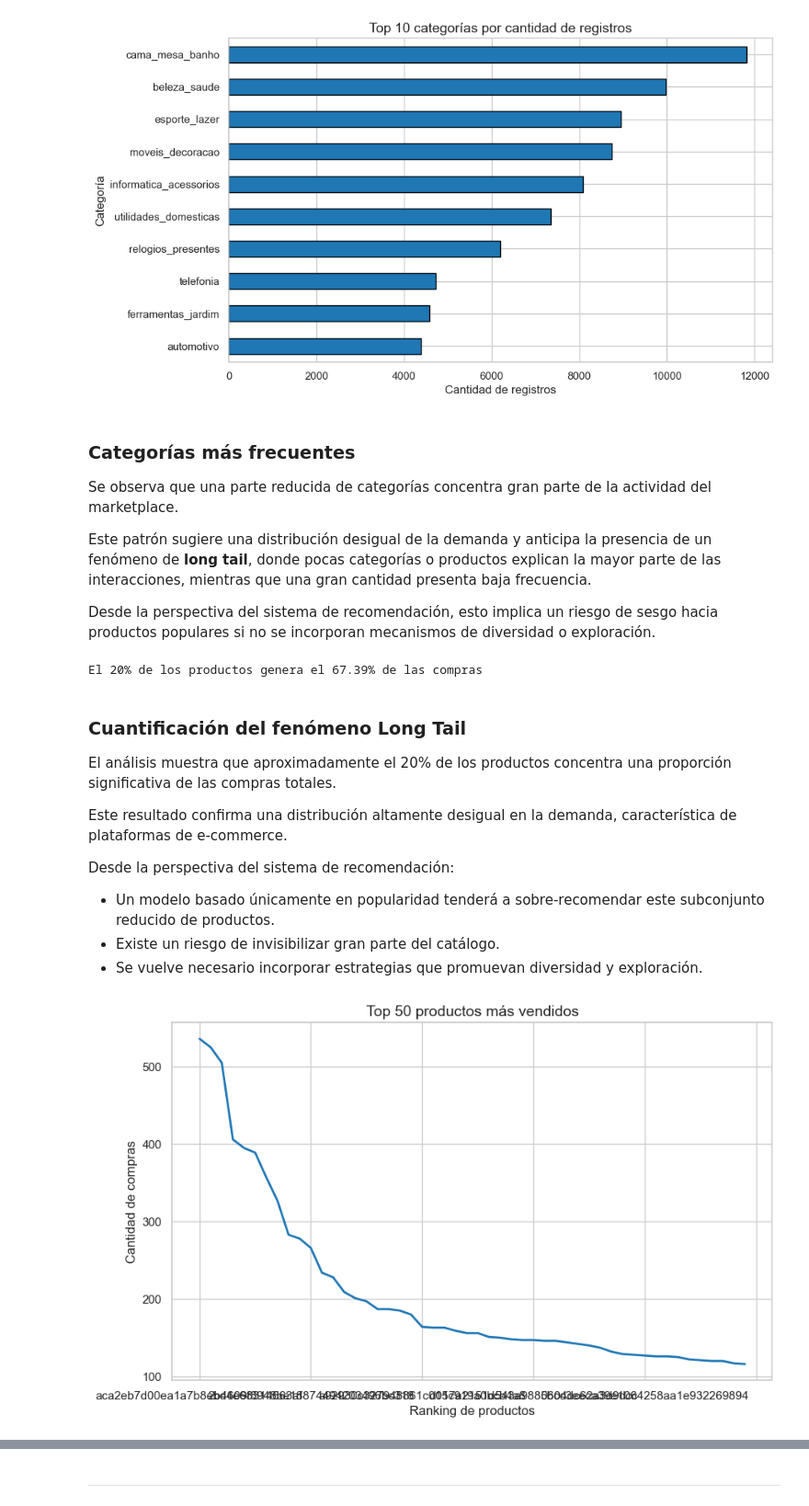
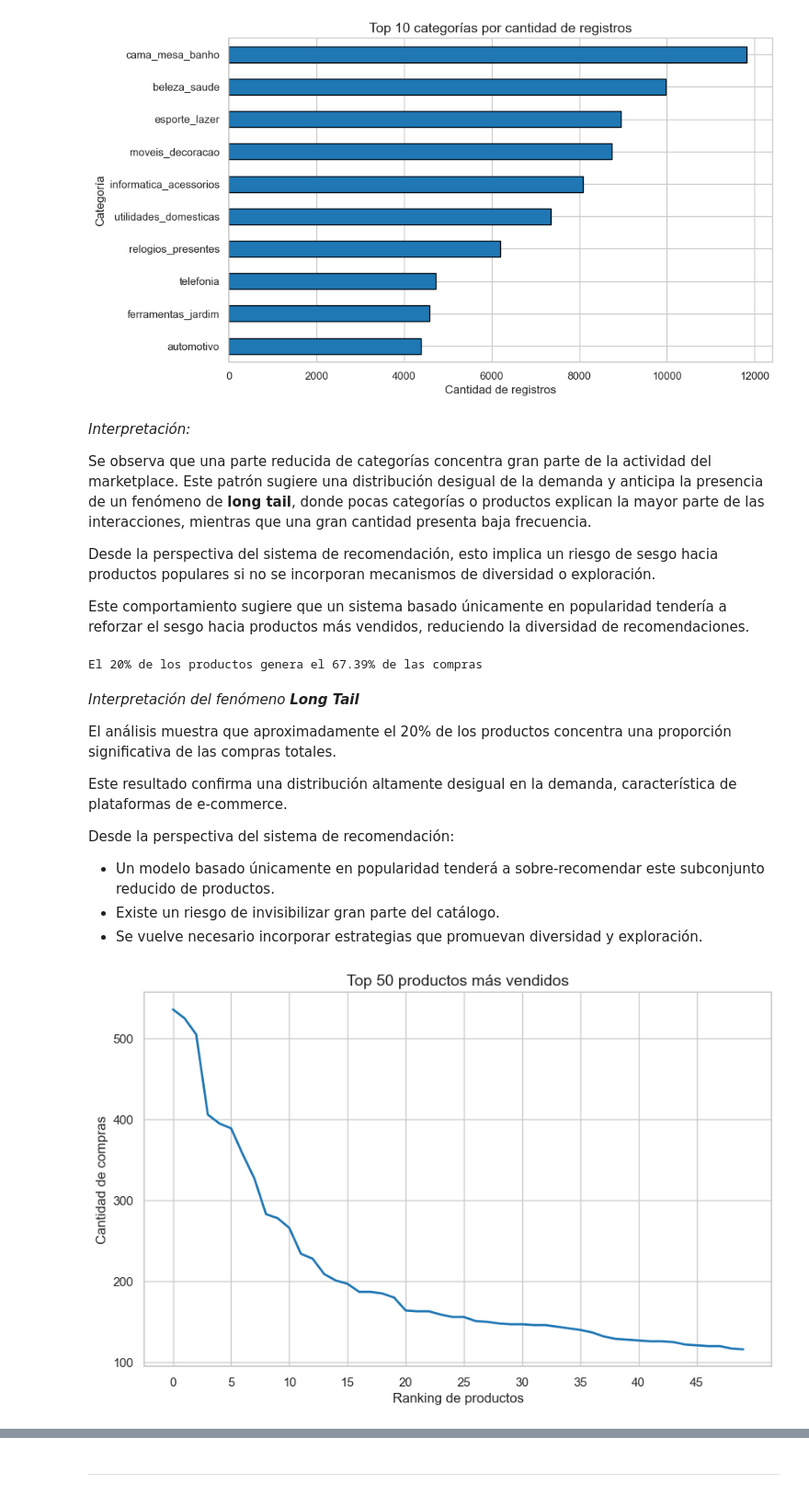
Before and after one commit to Nataliafdiaz/fincommerce-recommendation-system, a Jupyter notebook: notebooks/01_EDA_Recomendacion.ipynb, the cells around one changed output, grey strips where cells are left out. Shown at 92% size. Cells and saved outputs as stored; diff of their text form; code cells hidden in the pictures.

```diff
--- a/notebooks/01_EDA_Recomendacion.ipynb
+++ b/notebooks/01_EDA_Recomendacion.ipynb
@@ -366,13 +368,13 @@ plt.show()
 # %% [output]
 [figure]
 # %% [markdown]
-### Categorías más frecuentes
+*Interpretación:*
 
-Se observa que una parte reducida de categorías concentra gran parte de la actividad del marketplace.
-
-Este patrón sugiere una distribución desigual de la demanda y anticipa la presencia de un fenómeno de **long tail**, donde pocas categorías o productos explican la mayor parte de las interacciones, mientras que una gran cantidad presenta baja frecuencia.
+Se observa que una parte reducida de categorías concentra gran parte de la actividad del marketplace. Este patrón sugiere una distribución desigual de la demanda y anticipa la presencia de un fenómeno de **long tail**, donde pocas categorías o productos explican la mayor parte de las interacciones, mientras que una gran cantidad presenta baja frecuencia.
 
 Desde la perspectiva del sistema de recomendación, esto implica un riesgo de sesgo hacia productos populares si no se incorporan mecanismos de diversidad o exploración.
+
+Este comportamiento sugiere que un sistema basado únicamente en popularidad tendería a reforzar el sesgo hacia productos más vendidos, reduciendo la diversidad de recomendaciones.
 # %%
 product_counts = df["product_id"].value_counts()
 # %%
@@ -388,7 +390,7 @@ print(f"El 20% de los productos genera el {percentage:.2f}% de las compras")
 # %% [output]
 El 20% de los productos genera el 67.39% de las compras
 # %% [markdown]
-### Cuantificación del fenómeno Long Tail
+*Interpretación del fenómeno **Long Tail***
 
 El análisis muestra que aproximadamente el 20% de los productos concentra una proporción significativa de las compras totales.
 
@@ -399,19 +401,25 @@ Desde la perspectiva del sistema de recomendación:
 - Un modelo basado únicamente en popularidad tenderá a sobre-recomendar este subconjunto reducido de productos.
 - Existe un riesgo de invisibilizar gran parte del catálogo.
 - Se vuelve necesario incorporar estrategias que promuevan diversidad y exploración.
-# %%
-plt.figure(figsize=(10, 6))
-
-product_counts.head(50).plot(
-    color="#1f77b4",
-    linewidth=2
-)
-
-plt.title("Top 50 productos más vendidos", fontsize=14)
-plt.xlabel("Ranking de productos")
-plt.ylabel("Cantidad de compras")
-
-plt.show()
-# %% [output]
-[figure, removed]
+# %%
+# PASO 8: VISUALIZACIÓN DE LOS PRODUCTOS MÁS VENDIDOS - TOP 50
+
+plt.figure(figsize=(10, 6))
+
+top_products = product_counts.head(50).reset_index(drop=True)
+
+top_products.plot(
+    color="#1f77b4",
+    linewidth=2
+)
+
+plt.title("Top 50 productos más vendidos", fontsize=14)
+plt.xlabel("Ranking de productos")
+plt.ylabel("Cantidad de compras")
+
+plt.xticks(range(0, 50, 5))  # cada 5 posiciones
+
+plt.show()
+# %% [output]
+[figure, added]
 # %%
```
Also changed, not shown: parts of 7 cells of this notebook.
